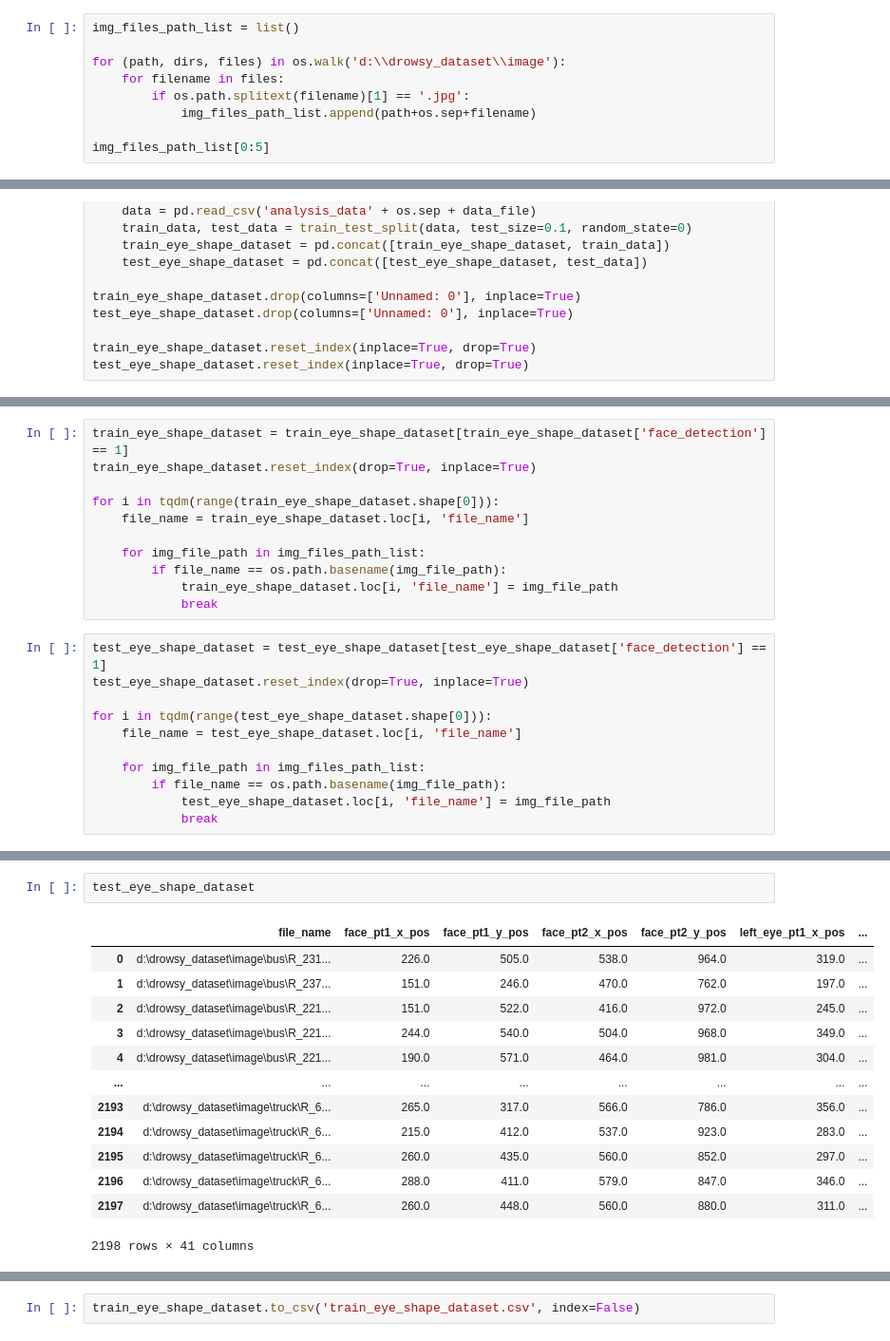
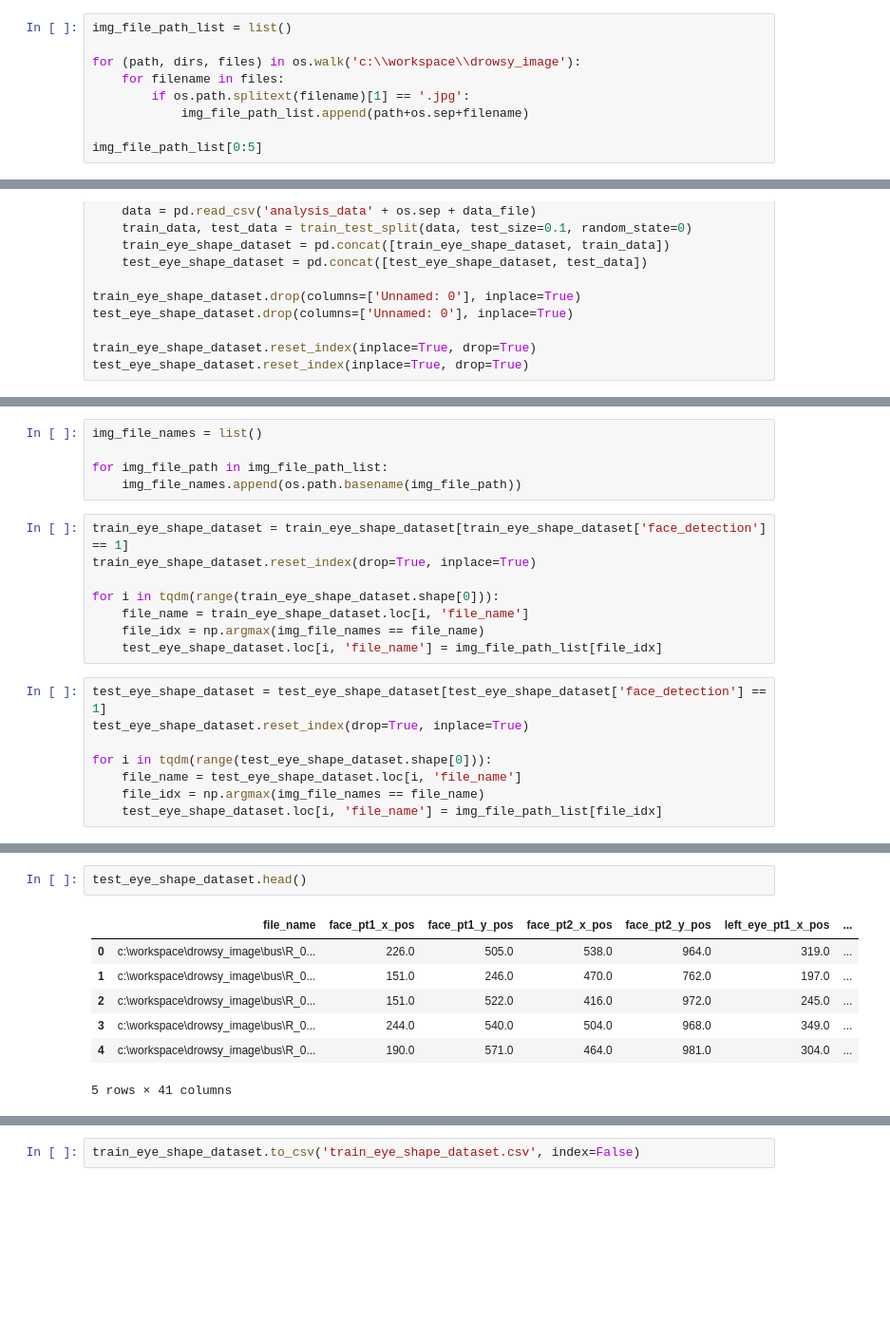
Before and after one commit to jinbeomjeong/drowsy_detection, a Jupyter notebook: rename_file_path.ipynb, the cells around one changed output, grey strips where cells are left out. Shown: that part at 95% size. Drawn from its saved outputs; the diff is of its cells as text; blank space fills up the shorter version.

Commit message:
optimize of rename file path

```diff
--- a/rename_file_path.ipynb
+++ b/rename_file_path.ipynb
@@ -8,12 +8,12 @@ from IPython.display import display
 # %%
 eye_shape_result_files= ['result_bus_20240226-112104.csv', 'result_passenger_20240226-112405.csv', 'result_taxi_20240226-112648.csv', 'result_truck_20240226-112812.csv']
 # %%
-img_files_path_list = list()
+img_file_path_list = list()
 
-for (path, dirs, files) in os.walk('d:\\drowsy_dataset\\image'):
+for (path, dirs, files) in os.walk('c:\\workspace\\drowsy_image'):
     for filename in files:
         if os.path.splitext(filename)[1] == '.jpg':
-            img_files_path_list.append(path+os.sep+filename)
+            img_file_path_list.append(path+os.sep+filename)
 
-img_files_path_list[0:5]
+img_file_path_list[0:5]
 # %% [output]
@@ -87,22 +68,21 @@ test_eye_shape_dataset
+# %%
+img_file_names = list()
+
+for img_file_path in img_file_path_list:
+    img_file_names.append(os.path.basename(img_file_path))
 # %%
 train_eye_shape_dataset = train_eye_shape_dataset[train_eye_shape_dataset['face_detection'] == 1]
 train_eye_shape_dataset.reset_index(drop=True, inplace=True)
 
 for i in tqdm(range(train_eye_shape_dataset.shape[0])):
     file_name = train_eye_shape_dataset.loc[i, 'file_name']
-
-    for img_file_path in img_files_path_list:
-        if file_name == os.path.basename(img_file_path):
-            train_eye_shape_dataset.loc[i, 'file_name'] = img_file_path
-            break
+    file_idx = np.argmax(img_file_names == file_name)
+    test_eye_shape_dataset.loc[i, 'file_name'] = img_file_path_list[file_idx]
 # %%
 test_eye_shape_dataset = test_eye_shape_dataset[test_eye_shape_dataset['face_detection'] == 1]
 test_eye_shape_dataset.reset_index(drop=True, inplace=True)
 
 for i in tqdm(range(test_eye_shape_dataset.shape[0])):
     file_name = test_eye_shape_dataset.loc[i, 'file_name']
-
-    for img_file_path in img_files_path_list:
-        if file_name == os.path.basename(img_file_path):
-            test_eye_shape_dataset.loc[i, 'file_name'] = img_file_path
-            break
+    file_idx = np.argmax(img_file_names == file_name)
+    test_eye_shape_dataset.loc[i, 'file_name'] = img_file_path_list[file_idx]
@@ -119,16 +103,10 @@ train_eye_shape_dataset.head()
 # %%
-test_eye_shape_dataset
+test_eye_shape_dataset.head()
 # %% [output]
 |  | file_name | face_pt1_x_pos | face_pt1_y_pos | face_pt2_x_pos | face_pt2_y_pos | left_eye_pt1_x_pos | ... |
-| 0 | d:\drowsy_dataset\image\bus\R_231... | 226.0 | 505.0 | 538.0 | 964.0 | 319.0 | ... |
-| 1 | d:\drowsy_dataset\image\bus\R_237... | 151.0 | 246.0 | 470.0 | 762.0 | 197.0 | ... |
-| 2 | d:\drowsy_dataset\image\bus\R_221... | 151.0 | 522.0 | 416.0 | 972.0 | 245.0 | ... |
-| 3 | d:\drowsy_dataset\image\bus\R_221... | 244.0 | 540.0 | 504.0 | 968.0 | 349.0 | ... |
-| 4 | d:\drowsy_dataset\image\bus\R_221... | 190.0 | 571.0 | 464.0 | 981.0 | 304.0 | ... |
-| ... | ... | ... | ... | ... | ... | ... | ... |
-| 2193 | d:\drowsy_dataset\image\truck\R_6... | 265.0 | 317.0 | 566.0 | 786.0 | 356.0 | ... |
-| 2194 | d:\drowsy_dataset\image\truck\R_6... | 215.0 | 412.0 | 537.0 | 923.0 | 283.0 | ... |
-| 2195 | d:\drowsy_dataset\image\truck\R_6... | 260.0 | 435.0 | 560.0 | 852.0 | 297.0 | ... |
-| 2196 | d:\drowsy_dataset\image\truck\R_6... | 288.0 | 411.0 | 579.0 | 847.0 | 346.0 | ... |
-| 2197 | d:\drowsy_dataset\image\truck\R_6... | 260.0 | 448.0 | 560.0 | 880.0 | 311.0 | ... |
+| 0 | c:\workspace\drowsy_image\bus\R_0... | 226.0 | 505.0 | 538.0 | 964.0 | 319.0 | ... |
+| 1 | c:\workspace\drowsy_image\bus\R_0... | 151.0 | 246.0 | 470.0 | 762.0 | 197.0 | ... |
+| 2 | c:\workspace\drowsy_image\bus\R_0... | 151.0 | 522.0 | 416.0 | 972.0 | 245.0 | ... |
+| 3 | c:\workspace\drowsy_image\bus\R_0... | 244.0 | 540.0 | 504.0 | 968.0 | 349.0 | ... |
+| 4 | c:\workspace\drowsy_image\bus\R_0... | 190.0 | 571.0 | 464.0 | 981.0 | 304.0 | ... |
-2198 rows × 41 columns
+5 rows × 41 columns
```
Also changed, not shown: parts of 15 cells of this notebook.
